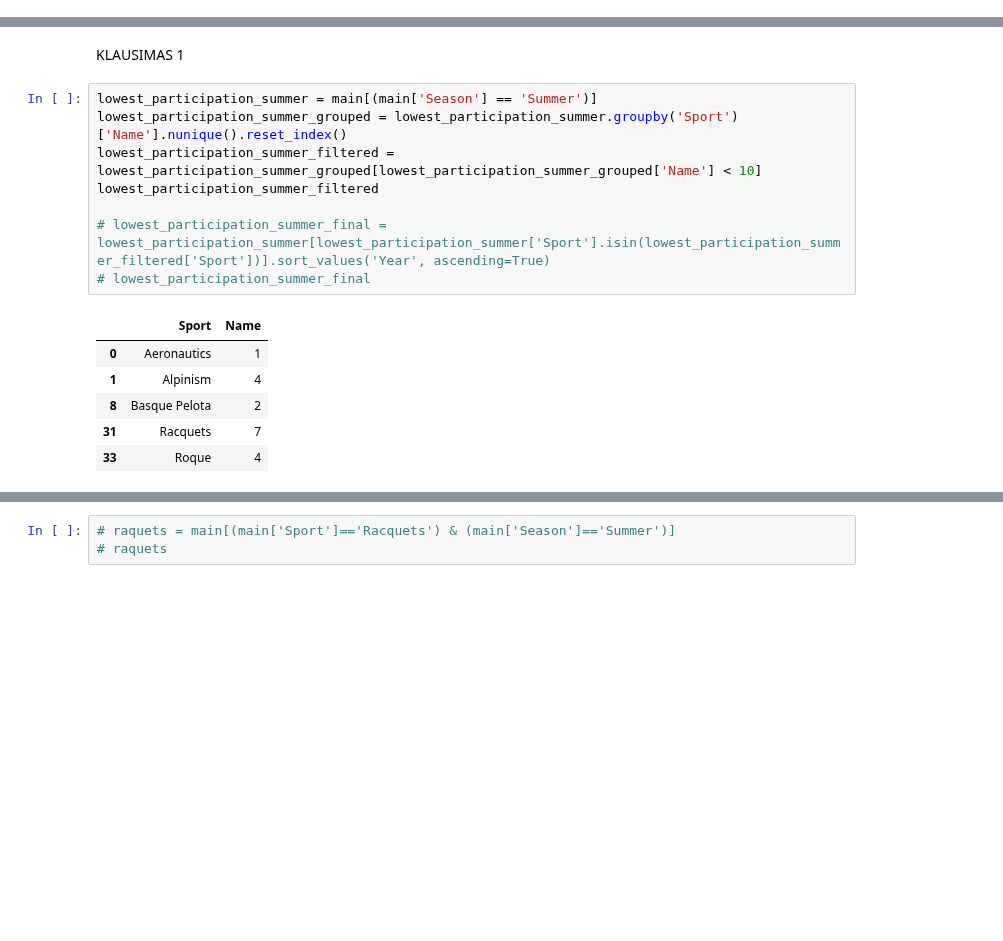
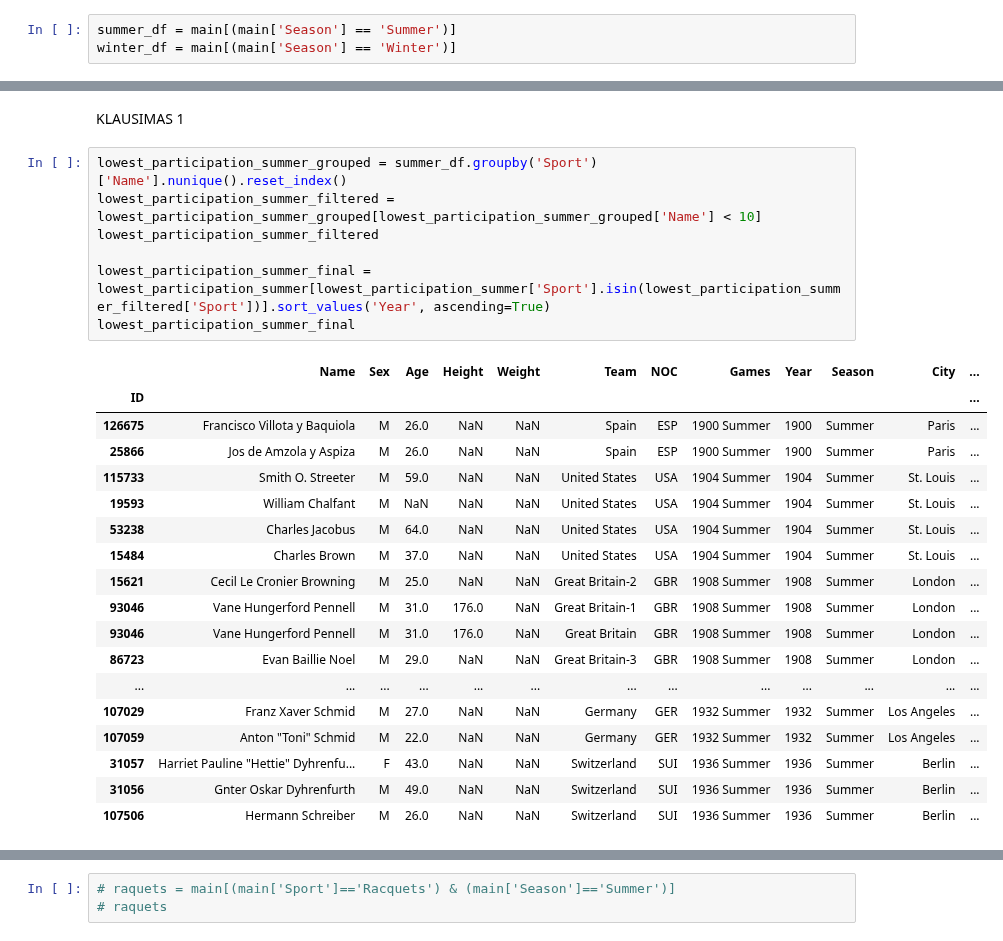
Before and after one commit to kilciukas/Olympic_dataset_exploration, a Jupyter notebook: Notebook_v2/Olimpines_notebook_v2.ipynb, the cells around one changed output, grey strips where cells are left out. Saved outputs shown, nothing was run; the diff lists cells and outputs as text; blank space fills up the shorter version.

```diff
--- a/Notebook_v2/Olimpines_notebook_v2.ipynb
+++ b/Notebook_v2/Olimpines_notebook_v2.ipynb
@@ -184,4 +164,7 @@ bar_graph = bar_plot_main.create_bar_plot(palette='viridis', title='Athlete part
 bar_plot_main.annotate_bars(bar_graph)
 # %% [output]
 [figure]
+# %%
+summer_df = main[(main['Season'] == 'Summer')]
+winter_df = main[(main['Season'] == 'Winter')]
 # %%
@@ -201,20 +183,31 @@ disciplines_summer.tail()
 # %% [markdown]
 KLAUSIMAS 1
 # %%
-lowest_participation_summer = main[(main['Season'] == 'Summer')]
-lowest_participation_summer_grouped = lowest_participation_summer.groupby('Sport')['Name'].nunique().reset_index()
+lowest_participation_summer_grouped = summer_df.groupby('Sport')['Name'].nunique().reset_index()
 lowest_participation_summer_filtered = lowest_participation_summer_grouped[lowest_participation_summer_grouped['Name'] < 10]
 lowest_participation_summer_filtered
 
-# lowest_participation_summer_final = lowest_participation_summer[lowest_participation_summer['Sport'].isin(lowest_participation_summer_filtered['Sport'])].sort_values('Year', ascending=True)
-# lowest_participation_summer_final
+lowest_participation_summer_final = lowest_participation_summer[lowest_participation_summer['Sport'].isin(lowest_participation_summer_filtered['Sport'])].sort_values('Year', ascending=True)
+lowest_participation_summer_final
 # %% [output]
-|  | Sport | Name |
-| 0 | Aeronautics | 1 |
-| 1 | Alpinism | 4 |
-| 8 | Basque Pelota | 2 |
-| 31 | Racquets | 7 |
-| 33 | Roque | 4 |
+|  | Name | Sex | Age | Height | Weight | Team | NOC | Games | Year | Season | City | ... |
+| ID |  |  |  |  |  |  |  |  |  |  |  | ... |
+| 126675 | Francisco Villota y Baquiola | M | 26.0 | NaN | NaN | Spain | ESP | 1900 Summer | 1900 | Summer | Paris | ... |
+| 25866 | Jos de Amzola y Aspiza | M | 26.0 | NaN | NaN | Spain | ESP | 1900 Summer | 1900 | Summer | Paris | ... |
+| 115733 | Smith O. Streeter | M | 59.0 | NaN | NaN | United States | USA | 1904 Summer | 1904 | Summer | St. Louis | ... |
+| 19593 | William Chalfant | M | NaN | NaN | NaN | United States | USA | 1904 Summer | 1904 | Summer | St. Louis | ... |
+| 53238 | Charles Jacobus | M | 64.0 | NaN | NaN | United States | USA | 1904 Summer | 1904 | Summer | St. Louis | ... |
+| 15484 | Charles Brown | M | 37.0 | NaN | NaN | United States | USA | 1904 Summer | 1904 | Summer | St. Louis | ... |
+| 15621 | Cecil Le Cronier Browning | M | 25.0 | NaN | NaN | Great Britain-2 | GBR | 1908 Summer | 1908 | Summer | London | ... |
+| 93046 | Vane Hungerford Pennell | M | 31.0 | 176.0 | NaN | Great Britain-1 | GBR | 1908 Summer | 1908 | Summer | London | ... |
+| 93046 | Vane Hungerford Pennell | M | 31.0 | 176.0 | NaN | Great Britain | GBR | 1908 Summer | 1908 | Summer | London | ... |
+| 86723 | Evan Baillie Noel | M | 29.0 | NaN | NaN | Great Britain-3 | GBR | 1908 Summer | 1908 | Summer | London | ... |
+| ... | ... | ... | ... | ... | ... | ... | ... | ... | ... | ... | ... | ... |
+| 107029 | Franz Xaver Schmid | M | 27.0 | NaN | NaN | Germany | GER | 1932 Summer | 1932 | Summer | Los Angeles | ... |
+| 107059 | Anton "Toni" Schmid | M | 22.0 | NaN | NaN | Germany | GER | 1932 Summer | 1932 | Summer | Los Angeles | ... |
+| 31057 | Harriet Pauline "Hettie" Dyhrenfu... | F | 43.0 | NaN | NaN | Switzerland | SUI | 1936 Summer | 1936 | Summer | Berlin | ... |
+| 31056 | Gnter Oskar Dyhrenfurth | M | 49.0 | NaN | NaN | Switzerland | SUI | 1936 Summer | 1936 | Summer | Berlin | ... |
+| 107506 | Hermann Schreiber | M | 26.0 | NaN | NaN | Switzerland | SUI | 1936 Summer | 1936 | Summer | Berlin | ... |
 # %%
 pivot_table = lowest_participation_summer_final.pivot_table(index='Sport', columns='Year', aggfunc='size', fill_value=0)
 
```
Also changed, not shown: parts of 18 cells of this notebook.
